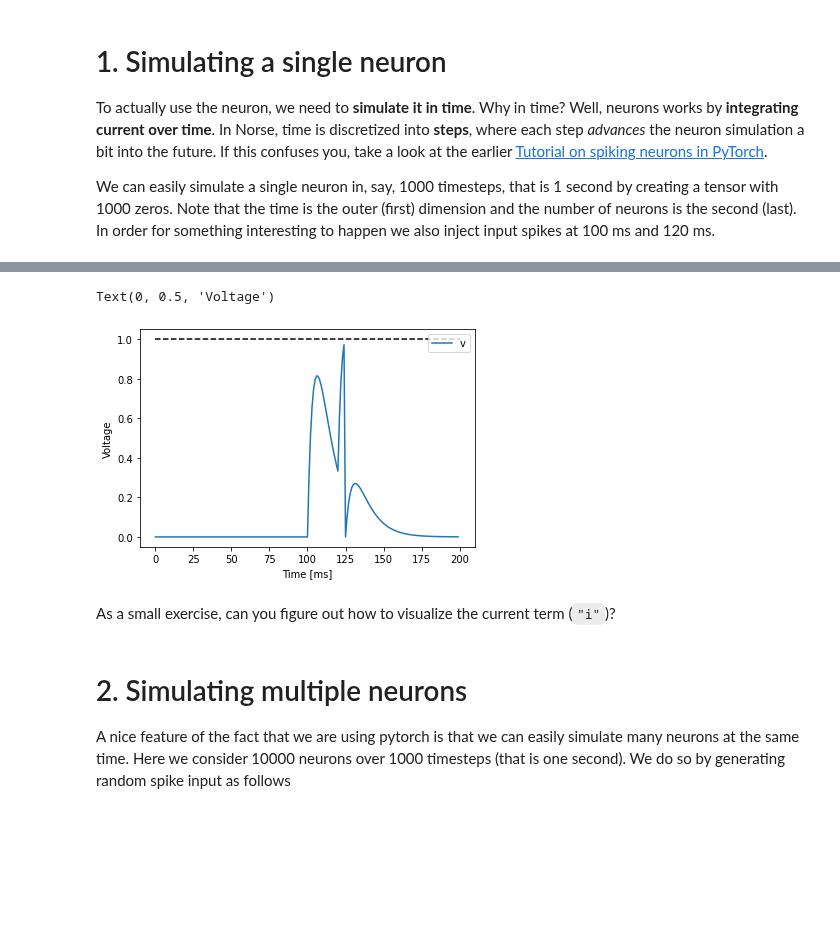
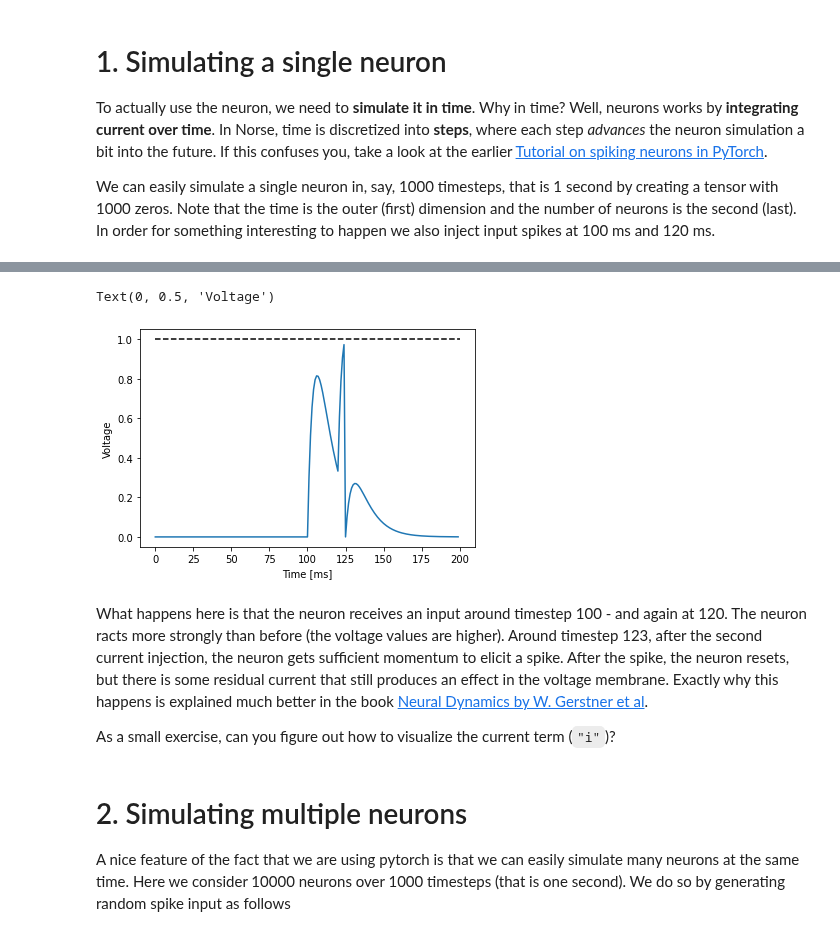
Before and after one commit to norse/notebooks, a Jupyter notebook: intro_plotting.ipynb, the cells around one changed output, grey strips where cells are left out. Cells and saved outputs as stored; diff of their text form; code cells hidden in the pictures; blank space fills up the shorter version.

```diff
--- a/intro_plotting.ipynb
+++ b/intro_plotting.ipynb
@@ -59,7 +69,5 @@ As you can see the voltage trace does not reach the default threshold value of `
 # %%
-voltages = torch.stack([s.v for s in states])
+voltages = states.v.detach()
 max_voltage = torch.max(voltages)
-print(f"""maximal value: {max_voltage}
-timestep: {torch.argmax(voltages)} ms
-""")
+f"maximal voltage: {max_voltage} at {torch.argmax(voltages)} ms"
 # %% [output]
@@ -70,16 +78,23 @@ Therefore we can simply rescale the input to ellicit at least one output spike (
 # %%
 scaled_data = 1.001 * (data / max_voltage) # rescale data according to max voltage + some headroom just computed
 output, states = lif(scaled_data[:200])
 
-ax = plot_neuron_states(states, "v")
+fig, ax = plt.subplots()
+ax.plot(states.v.detach())
 ax.hlines(y=1.0, xmin=0.0, xmax=200, linestyle='--', color='k')
 ax.set_xlabel('Time [ms]')
 ax.set_ylabel('Voltage')
 # %% [output]
 Text(0, 0.5, 'Voltage')
-[figure, old version]
+[figure, new version]
-# %% [markdown]
-As a small exercise, can you figure out how to visualize the current term (`"i"`)?
+# %% [markdown]
+What happens here is that the neuron receives an input around timestep 100 - and again at 120.
+The neuron racts more strongly than before (the voltage values are higher).
+Around timestep 123, after the second current injection, the neuron gets sufficient momentum to elicit a spike.
+After the spike, the neuron resets, but there is some residual current that still produces an effect in the voltage membrane.
+Exactly why this happens is explained much better in the book [Neural Dynamics by W. Gerstner et al](https://neuronaldynamics.epfl.ch/online/Ch5.S1.html).
+
+As a small exercise, can you figure out how to visualize the current term (`"i"`)?
 # %% [markdown]
 # 2. Simulating multiple neurons
 
```
Also changed, not shown: parts of 20 cells of this notebook, 6 other files.
